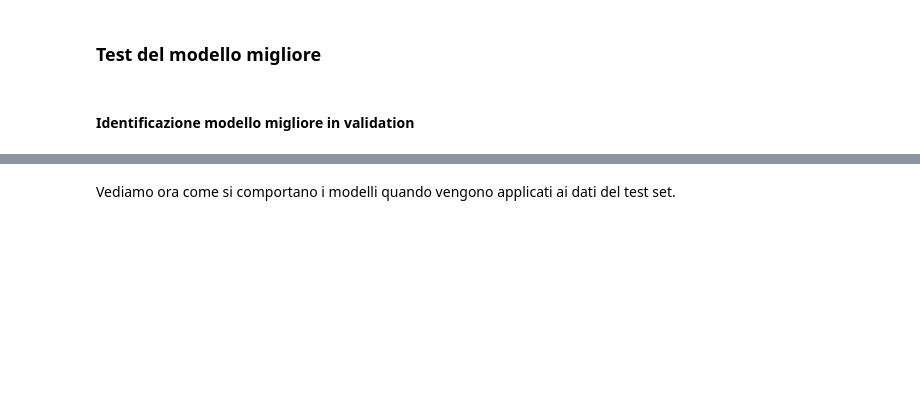
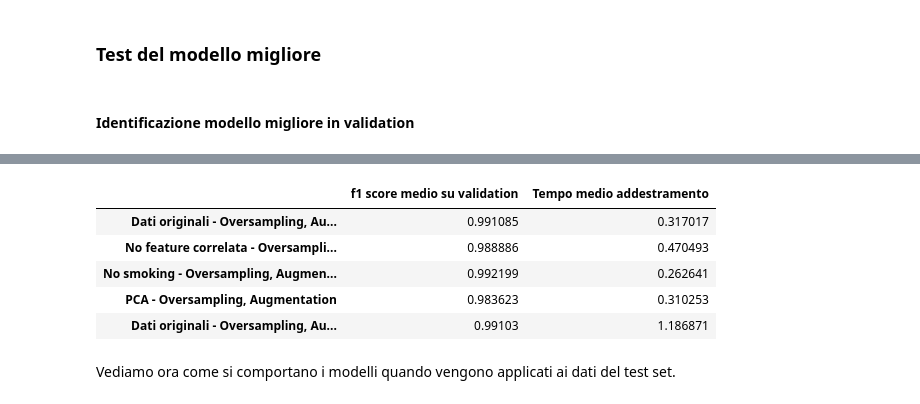
Before and after one commit to MaddalenaGhiotti/BusinessIntelligenceProject, a Jupyter notebook: Maddalena/HistGradientBoosting.ipynb, the cells around one changed output, grey strips where cells are left out. Saved outputs shown, nothing was run; the diff lists cells and outputs as text; code cells hidden in the pictures; blank space fills up the shorter version.

```diff
--- a/Maddalena/HistGradientBoosting.ipynb
+++ b/Maddalena/HistGradientBoosting.ipynb
@@ -573,3 +745,13 @@ display(bestModels_df[['mean_test_score', 'mean_fit_time']].rename(columns={'mea
+# %%
+bestModels_df = pd.DataFrame(np.vstack((bestModel_os_fa, bestModel_noFeat_os_fa, bestModel_noSmok_os_fa, bestModel_PCA_os_fa, bestModel2_os_fa)), index=['Dati originali - Oversampling, Augmentation', 'No feature correlata - Oversampling, Augmentation','No smoking - Oversampling, Augmentation', 'PCA - Oversampling, Augmentation','Dati originali - Oversampling, Augmentation (raffinamento)'], columns=bestModel_os_fa.index)
+display(bestModels_df[['mean_test_score', 'mean_fit_time']].rename(columns={'mean_test_score':'f1 score medio su validation', 'mean_fit_time':'Tempo medio addestramento'}))
+# %% [output]
+|  | f1 score medio su validation | Tempo medio addestramento |
+| Dati originali - Oversampling, Au... | 0.991085 | 0.317017 |
+| No feature correlata - Oversampli... | 0.988886 | 0.470493 |
+| No smoking - Oversampling, Augmen... | 0.992199 | 0.262641 |
+| PCA - Oversampling, Augmentation | 0.983623 | 0.310253 |
+| Dati originali - Oversampling, Au... | 0.99103 | 1.186871 |
 # %%
 #Classico
 besthgb = HistGradientBoostingClassifier(random_state=random_seed, max_depth=bestModel['param_max_depth'], learning_rate=bestModel['param_learning_rate'], min_samples_leaf=bestModel['param_min_samples_leaf'], max_leaf_nodes=bestModel['param_max_leaf_nodes'], max_iter=bestModel['param_max_iter'])
```
Also changed, not shown: parts of 41 cells of this notebook, 1 other file.
